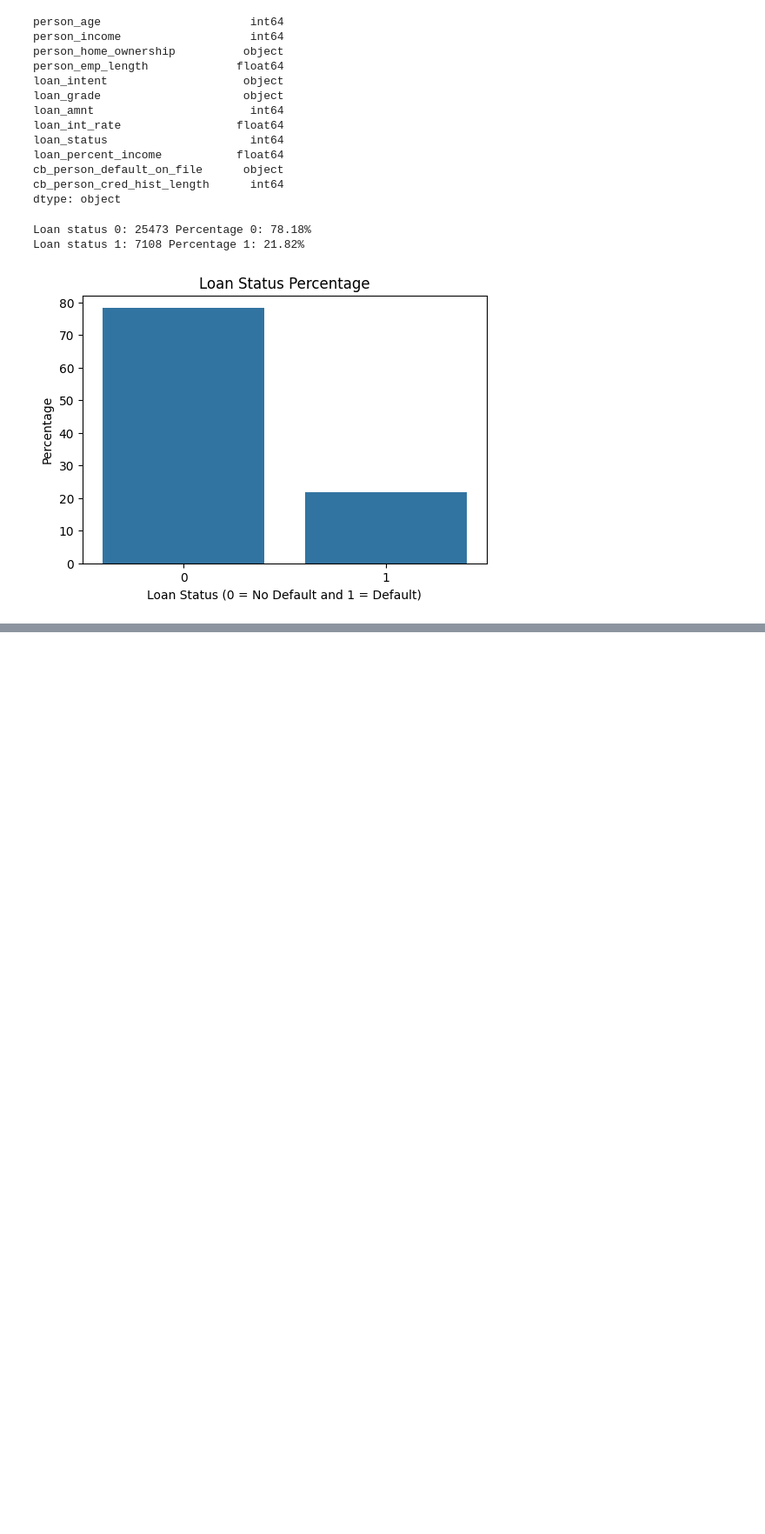
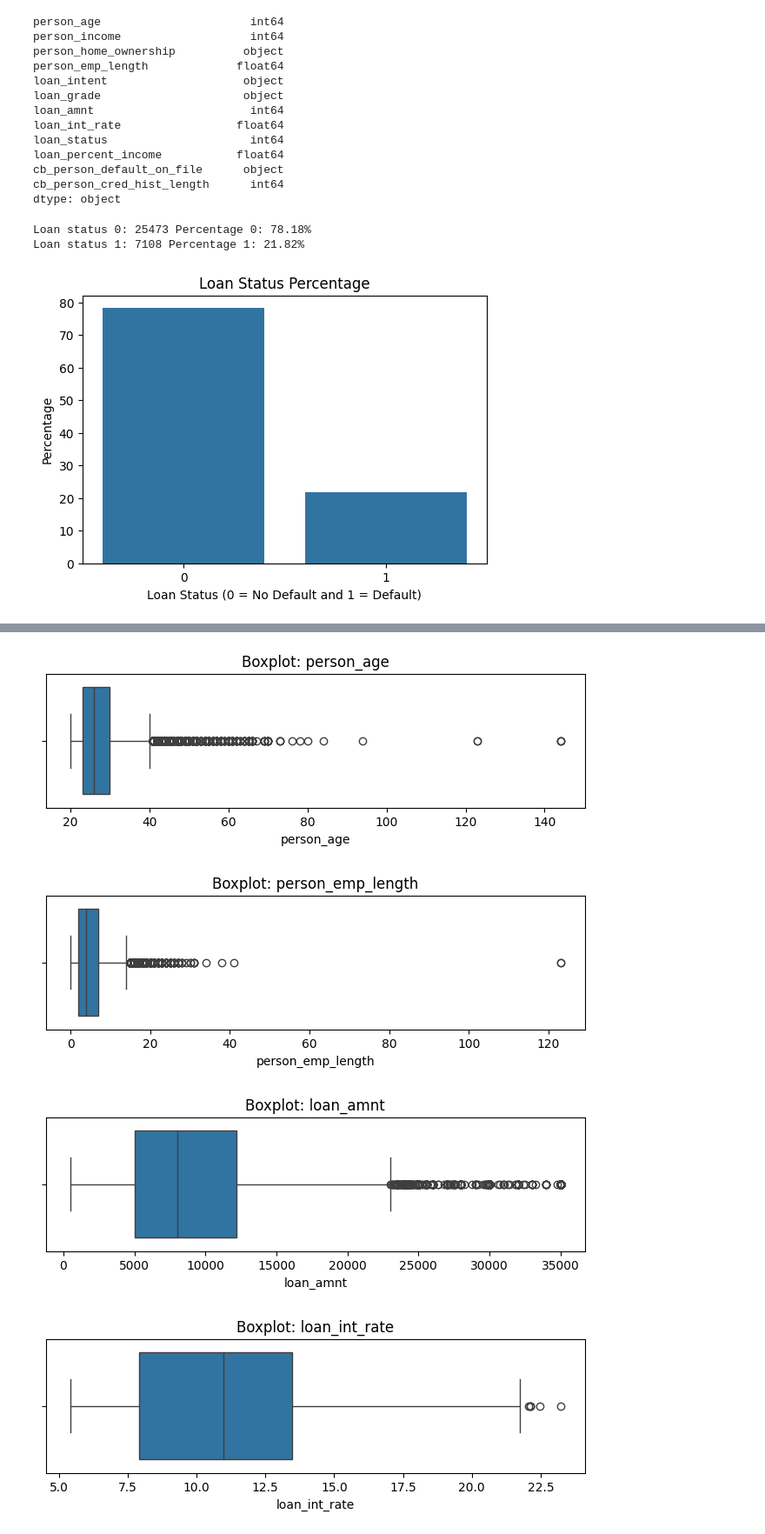
Before and after one commit to nguyenhaducnam/credit_risk_modelling, a Jupyter notebook: credit_risk_analysis.ipynb, the cells around one changed output, grey strips where cells are left out. Shown at 87% size. Drawn from its saved outputs; the diff is of its cells as text; code cells hidden in the pictures; blank space fills up the shorter version.

Commit message:
Outliers

```diff
--- a/credit_risk_analysis.ipynb
+++ b/credit_risk_analysis.ipynb
@@ -42,0 +65,15 @@ Loan status 1: 7108 Percentage 1: 21.82%
+# %%
+#Check for outliers
+for col in num_cols:
+    plt.figure(figsize=(8, 2))
+    sns.boxplot(x=df[col])
+    plt.title(f'Boxplot: {col}')
+    plt.show()
+
+df = df[df["person_age"] <= 100]
+df = df[df["person_emp_length"] <= 60]
+# %% [output]
+[figure, added]
+[figure, added]
+[figure, added]
+[figure, added]
```
Also changed, not shown: parts of 2 cells of this notebook.
